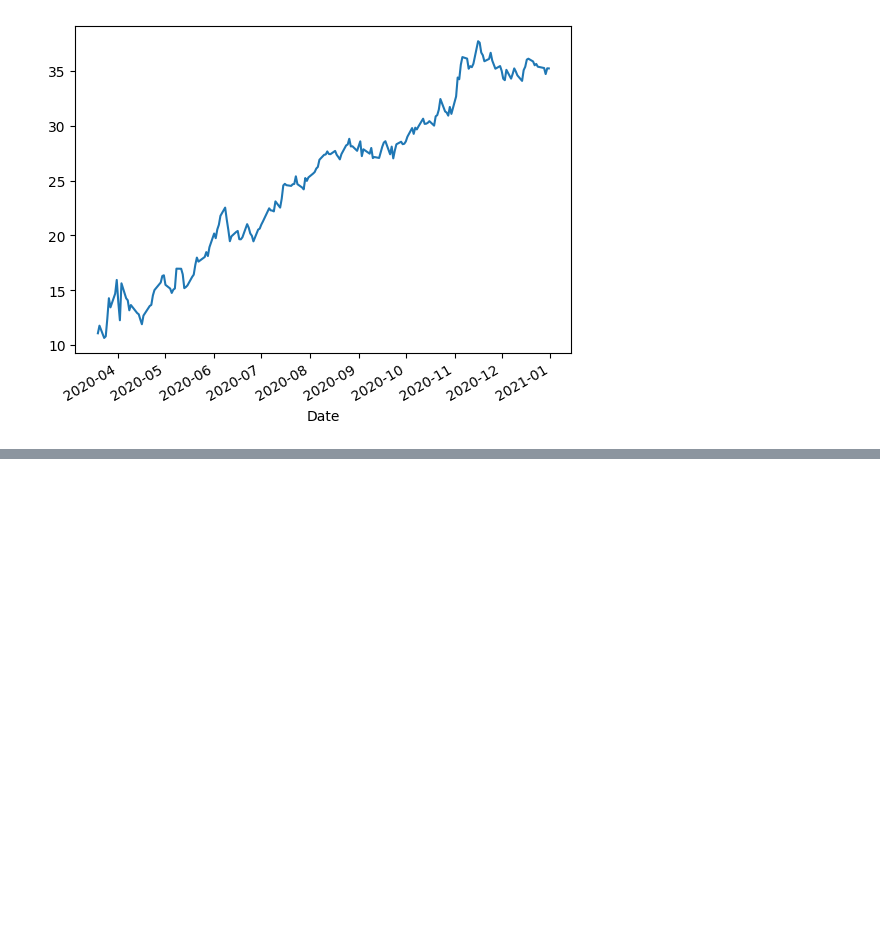
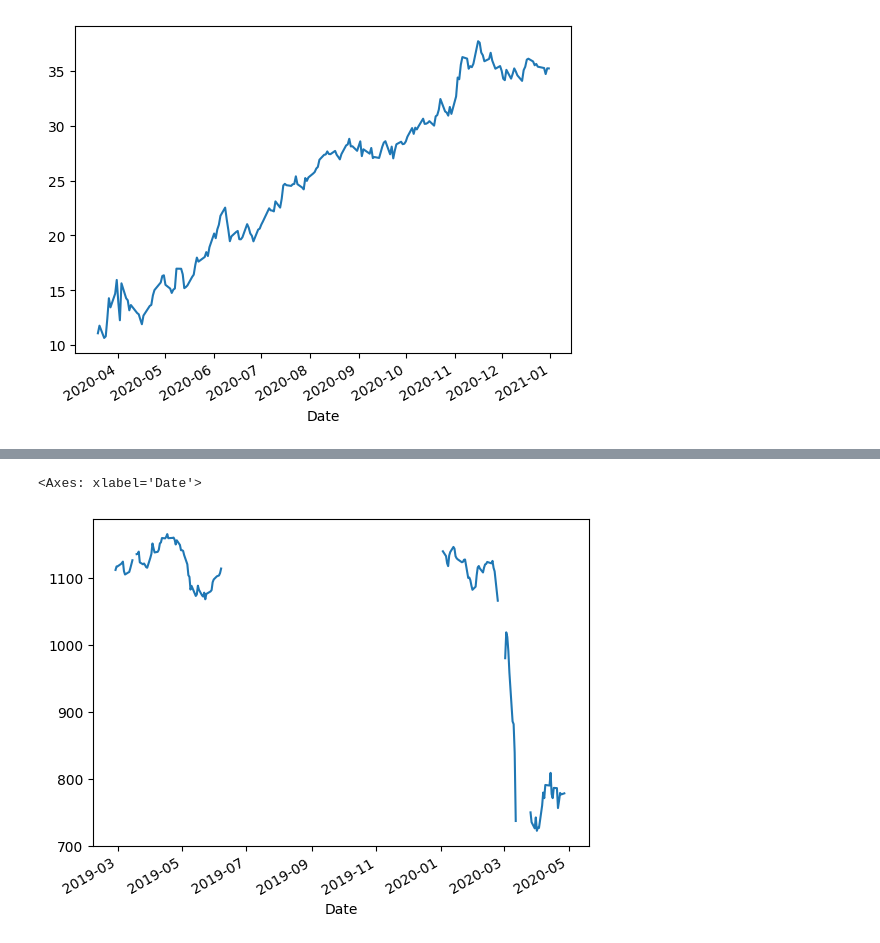
Before and after one commit to JamieW365/trading_algos, a Jupyter notebook: notebooks/data processing/identifying_outliers.ipynb, the cells around one changed output, grey strips where cells are left out. Saved outputs shown, nothing was run; the diff lists cells and outputs as text; code cells hidden in the pictures; blank space fills up the shorter version.

```diff
--- a/notebooks/data processing/identifying_outliers.ipynb
+++ b/notebooks/data processing/identifying_outliers.ipynb
@@ -356,0 +375,6 @@ df_stocks.Close['CARR'].plot()
+# %%
+cce = df_stocks.Close['CCE']
+cce.plot()
+# %% [output]
+<Axes: xlabel='Date'>
+[figure, added]
```
Also changed, not shown: parts of 10 cells of this notebook.
